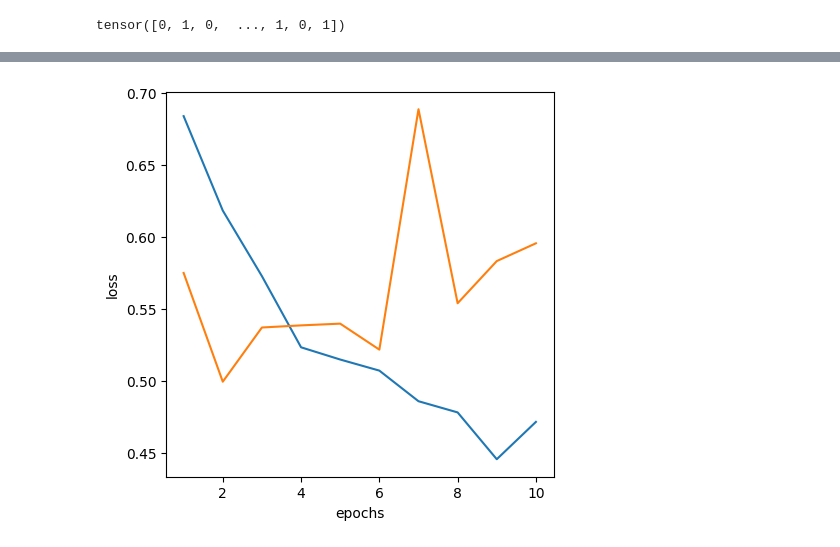
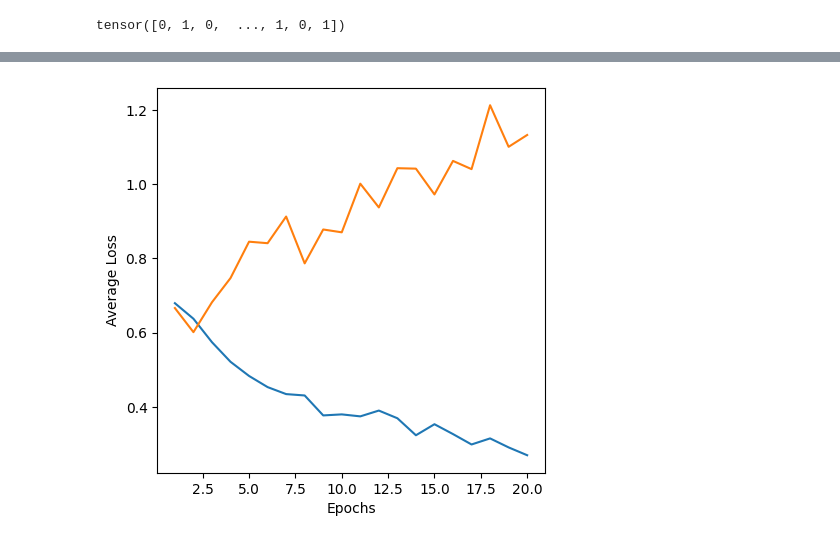
Before and after one commit to AndrewCheng02/DSC180B-Capstone-ProjectA09, a Jupyter notebook: Notebooks/Application/GNN.ipynb, the cells around one changed output, grey strips where cells are left out. Drawn from its saved outputs; the diff is of its cells as text; code cells hidden in the pictures.

```diff
--- a/Notebooks/Application/GNN.ipynb
+++ b/Notebooks/Application/GNN.ipynb
@@ -182,7 +183,7 @@ class GCN(nn.Module):
     def __init__(self, hidden_d):
         super(GCN, self).__init__()
         self.conv1 = GCNConv(100, hidden_d)
-        self.bn1 = nn.BatchNorm1d(hidden_d)
+        self.bn1 = nn.BatchNorm1d(hidden_d, )
         self.conv2 = GCNConv(hidden_d, hidden_d)
         #self.bn2 = nn.BatchNorm1d(hidden_d)
         self.classifier = Linear(hidden_d, 1)
@@ -193,11 +194,11 @@ class GCN(nn.Module):
         x = self.conv1(x, edge_index)
         x = self.bn1(x)
         x = torch.tanh(x)
-        x = nn.Dropout(p=0.5)(x)
+        x = nn.Dropout(p=0.50)(x)
         x = self.conv2(x, edge_index)
         #x = self.bn2(x)
         x = torch.tanh(x)
-        x = nn.Dropout(p=0.5)(x)
+        x = nn.Dropout(p=0.50)(x)
         x = self.classifier(x).mean(dim=0)
         x = torch.sigmoid(x)
         return x
@@ -264,13 +283,13 @@ def eval(model, loader, device, loss_fn):
 device = torch.device("cuda" if torch.cuda.is_available() else "cpu")
 hidden_dimmension = 30
 model = GCN(hidden_dimmension).to(device)
-optimizer = torch.optim.RMSprop(model.parameters(), lr=0.0001, momentum=0.9, weight_decay=0.001)
+optimizer = torch.optim.NAdam(model.parameters(), lr=0.0007, weight_decay=0.0000001)
 criterion = nn.BCELoss()
 losses = []
 avg_losses = []
 avg_val_losses = []
 
-num_epochs = 10
+num_epochs = 20
 for epoch in range(num_epochs):
     loss, num_true, num_true_guesses = train(model, train_loader, device, criterion, optimizer)
     train_results, train_loss = eval(model, train_loader, device, criterion)
@@ -308,12 +349,12 @@ Epoch: 10/10, Loss: 378.151, Avg Loss: 0.472, Train: 79.05%, Validation: 78.00%,
 # %%
 e = np.arange(1,num_epochs+1)
 fig, ax = plt.subplots(1, figsize=(5,5))
 ax.plot(e,avg_losses)
 ax.plot(e,avg_val_losses)
-ax.set(xlabel='epochs', ylabel='loss')
+ax.set(xlabel='Epochs', ylabel='Average Loss')
 plt.show()
 # %% [output]
-[figure, old version]
+[figure, new version]
 # %%
 test_a, test_l = eval(model, test_loader, device, criterion)
 print(f"Test Accuracy: {100 * test_a:.4f}%, Test Loss: {test_l:.3f}")
```
Also changed, not shown: parts of 13 cells of this notebook.
